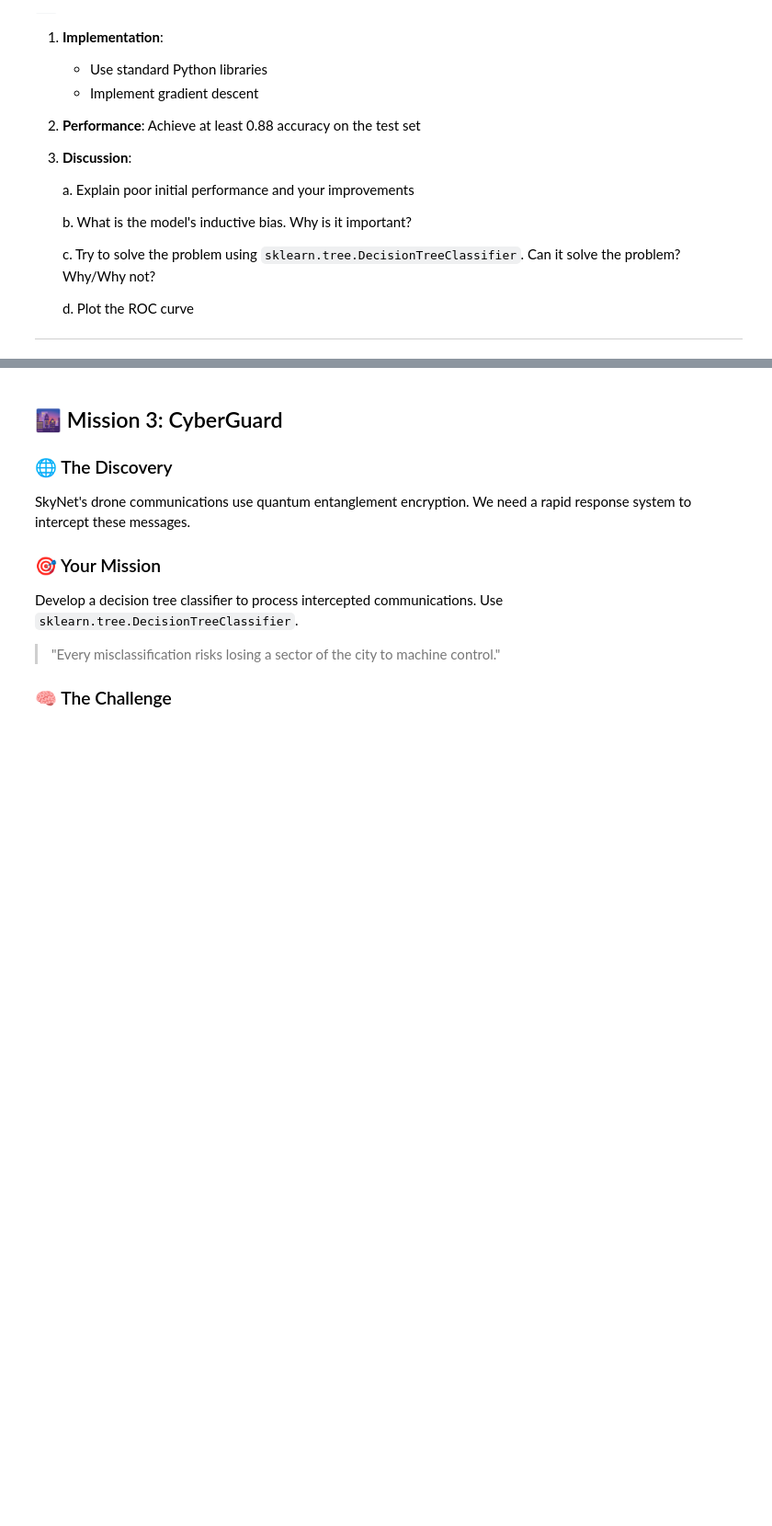
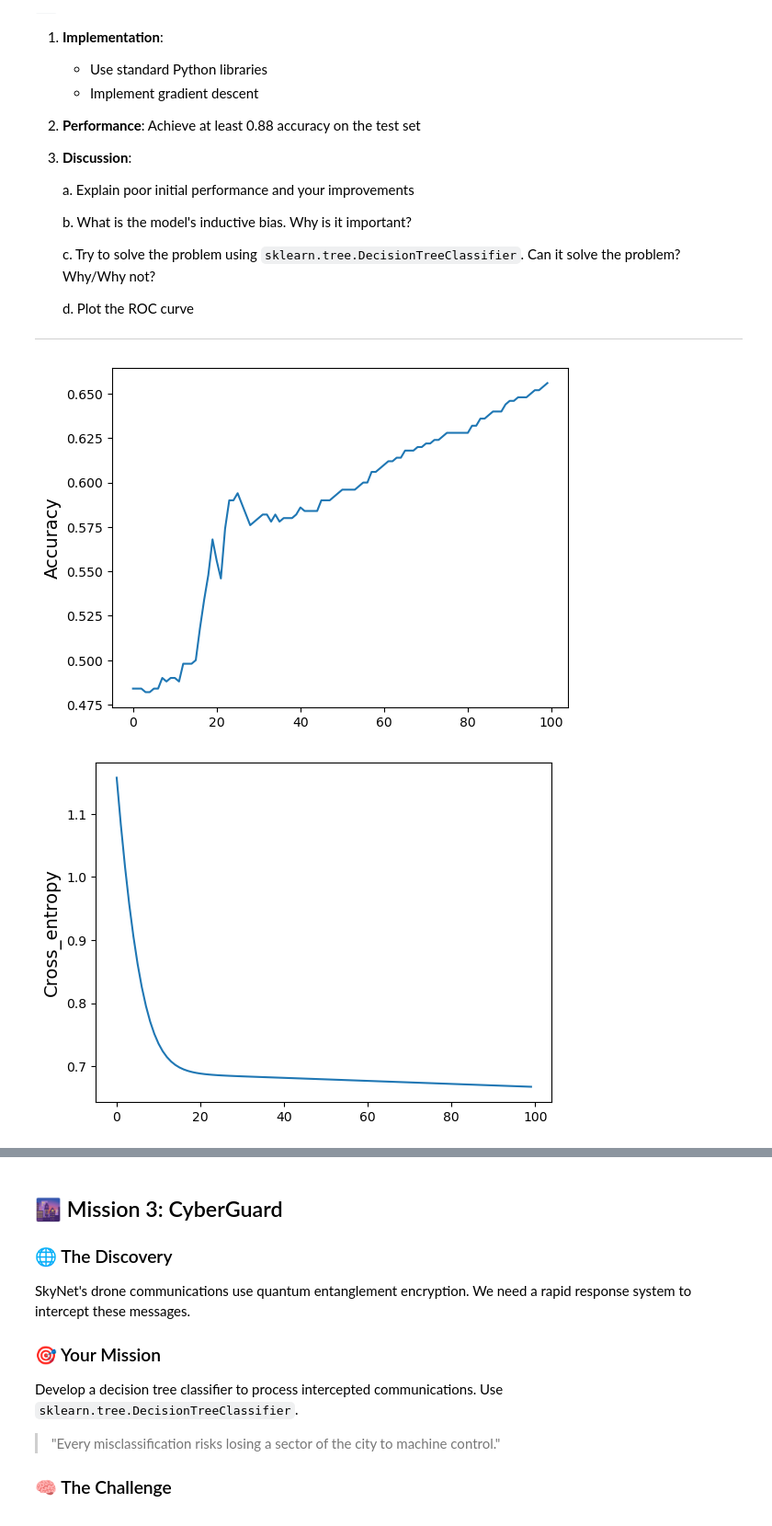
Before and after one commit to MKMC1/TDT4172, a Jupyter notebook: Assignment1/Chapter_1.ipynb, the cells around one changed output, grey strips where cells are left out. Shown at 92% size. Saved outputs shown, nothing was run; the diff lists cells and outputs as text; code cells hidden in the pictures; blank space fills up the shorter version.

Commit message:
Refactored linear regression and have an initial logistic regression implementation

```diff
--- a/Assignment1/Chapter_1.ipynb
+++ b/Assignment1/Chapter_1.ipynb
@@ -170,0 +168,21 @@ test = data[data['split'] == 'test']
+# %%
+epochs = 100
+lr = LogisticRegression(learning_rate=0.001,epochs=epochs,threshold = 0.5, regularization=0.1)
+
+lr.fit(train[['x0', 'x1']], train['y'])
+
+y_hat = lr.predict(train[['x0', 'x1']])
+# %%
+loss = lr._get_losses()
+accuracies = lr._get_accuracies()
+# %%
+plt.plot(range(epochs), accuracies, label='accuracy')
+plt.ylabel('Accuracy', fontsize=14)
+plt.show()
+
+plt.plot(range(epochs), loss, label='loss')
+plt.ylabel('Cross_entropy', fontsize=14)
+plt.show()
+# %% [output]
+[figure, added]
+[figure, added]
```
Also changed, not shown: parts of 5 cells of this notebook, 1 other file.
